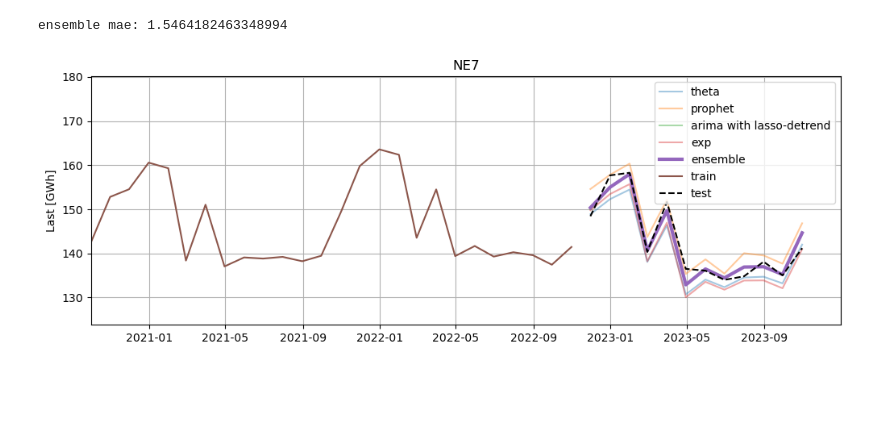
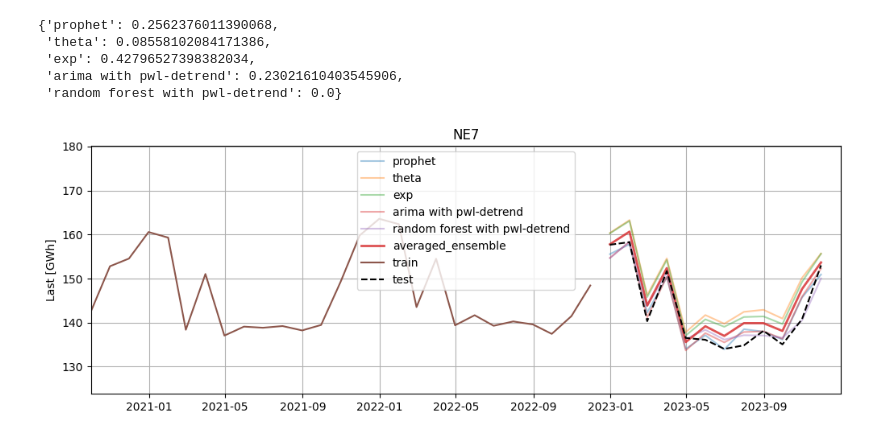
Before and after one commit to sbuse/ts_forecasting, a Jupyter notebook: mittelfristlastprognose/scripts_monthly/local_models/sktime base learners.ipynb, the cells around one changed output. Saved outputs shown, nothing was run; the diff lists cells and outputs as text; code cells hidden in the pictures; blank space fills up the shorter version.

Commit message:
working on the ensemble

```diff
--- a/mittelfristlastprognose/scripts_monthly/local_models/sktime base learners.ipynb
+++ b/mittelfristlastprognose/scripts_monthly/local_models/sktime base learners.ipynb
@@ -218,3 +108,0 @@ NameError: name 'best_prophet' is not defined
-# %%
-for name in one_year_metrics.keys():
-    print(name,":",np.round_(one_year_metrics[name],2))
@@ -225,0 +109,5 @@ exp : [6.27 3.99 2.67 2.88]
+# %%
+#tune hyperparams of simple models
+simple_models = {}
+for name,f_or_space in simple_forecasters.items():
+    simple_models[name] = hyperParameterTuningSimpleForecaster(f_or_space[0],f_or_space[1],data,splits,max_evals=5)
@@ -252,27 +296,45 @@ df["ensemble"] =  df[weights_dict.keys()].mul(weights_dict.values()).sum(axis=1)
-# %%
-#compute the mae of the ensemble
-print("ensemble mae:",mean_absolute_error(y_test,df["ensemble"].values))
-# %% [output]
-ensemble mae: 1.5464182463348994
+# %%
+averagedWeights = np.average(a=dfweights.drop(columns=['mae']), weights=dfweights['mae'], axis=0)
+averagedWeights = pd.DataFrame(averagedWeights,index=dfweights.drop(columns=['mae']).columns).to_dict()[0]
+averagedWeights
+# %% [output]
+{'prophet': 0.2562376011390068,
+ 'theta': 0.08558102084171386,
+ 'exp': 0.42796527398382034,
+ 'arima with pwl-detrend': 0.23021610403545906,
+ 'random forest with pwl-detrend': 0.0}
+# %%
+predictions = predictions_split_3.copy()
+#predictions = predictions.drop(columns=["ensemble"]) #remove the optimal ensemble for this split
+predictions["averaged_ensemble"] =  computePredictionSingleSplit(averagedWeights,predictions)
 # %%
 f, axes = plt.subplots(1, 1, figsize=(12, 4))
 
-for name in one_year_predictions.keys():
-    axes.plot(one_year_predictions[name].index.to_timestamp(freq="M"), one_year_predictions[name].values, label=name, alpha=0.4)
+for name in predictions.columns:
+    if name == "averaged_ensemble":
+        axes.plot(predictions[name].index.to_timestamp(freq="M"),
+              predictions[name].values, color="tab:red",
+              linewidth=2,label=name, alpha=0.8)
+    else:
+        axes.plot(predictions[name].index.to_timestamp(freq="M"),
+                predictions[name].values, label=name, alpha=0.4)
 
-axes.plot(df["ensemble"].index.to_timestamp(freq="M"), df["ensemble"].values, label="ensemble", linewidth=3)
+#plot last split which was not used in model building
+for i,split in enumerate(splits[-1:]):
+    y_train = data.iloc[split[0]]
+    y_test  = data.iloc[split[1]]
+    axes.plot(y_train.index.to_timestamp(freq="M"),
+              y_train.values, label="train")
 
-axes.plot(last_train_test["last_split"][0].index.to_timestamp(freq="M"),
-          last_train_test["last_split"][0].values, label="train")
-axes.plot(last_train_test["last_split"][1].index.to_timestamp(freq="M"),
-          last_train_test["last_split"][1].values, label="test", color="black",linestyle="--")
+    axes.plot(y_test.index.to_timestamp(freq="M"),
+              y_test.values, label="test",color="black", linestyle="--")
 
 axes.legend()
 axes.set_title("NE7")
 axes.set_ylabel("Last [GWh]")
 
 axes.set_xlim([pd.Timestamp(2020,10,1),pd.Timestamp(2023,12,31)])
 axes.grid()
 plt.show()
 # %% [output]
-[figure, old version]
+[figure, new version]
```
Also changed, not shown: parts of 15 cells of this notebook, 2 other files.
